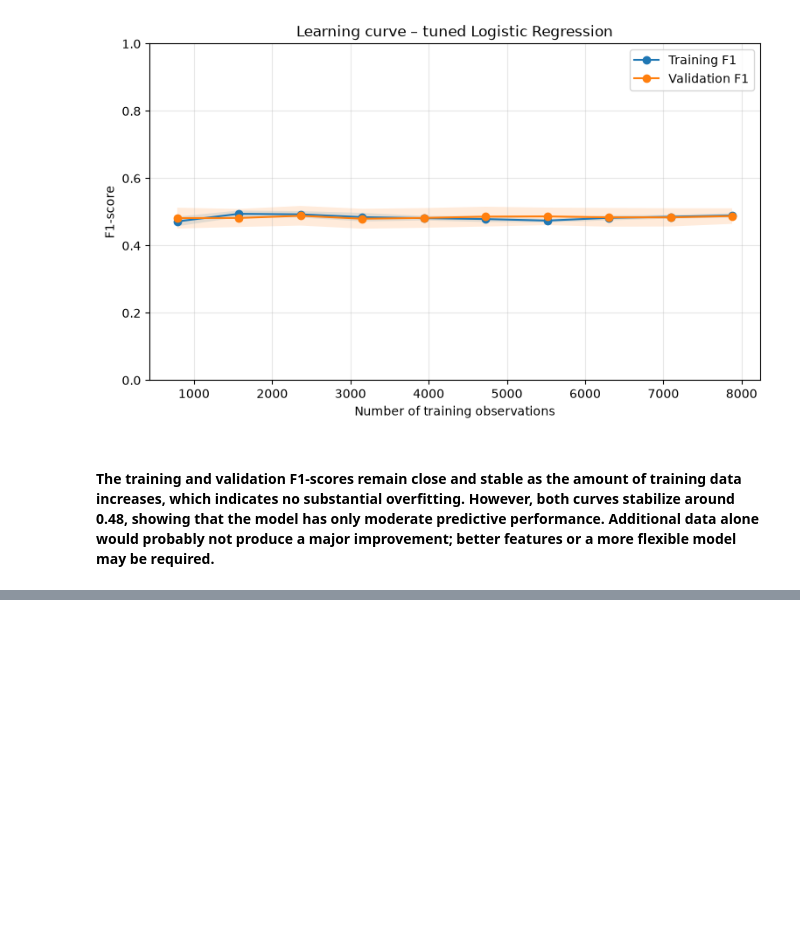
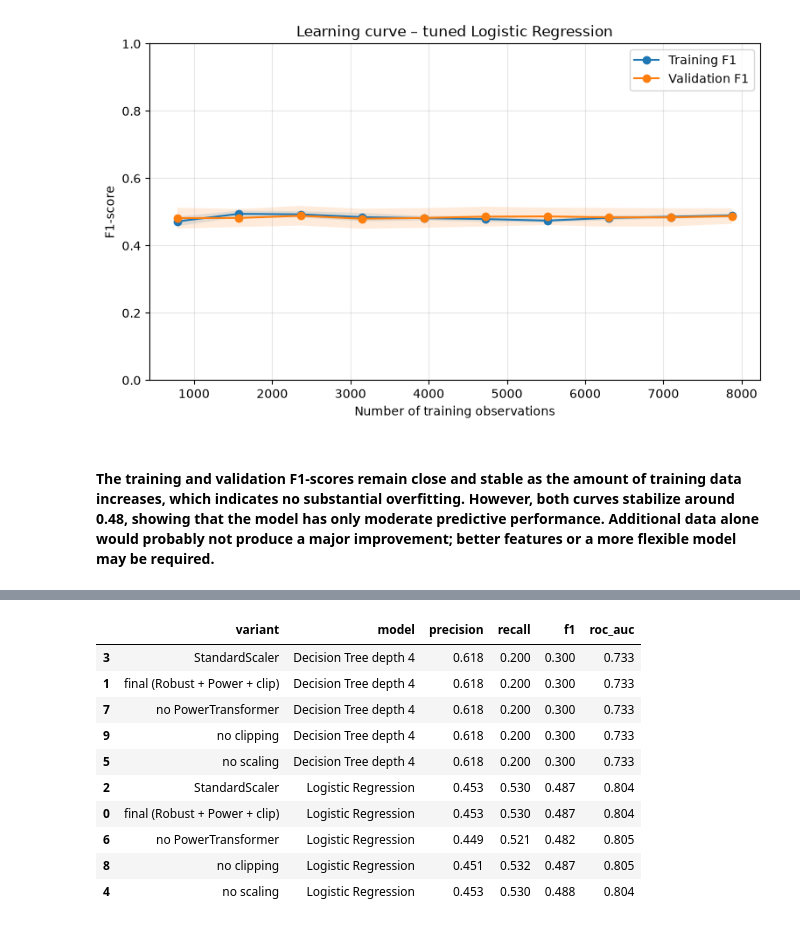
Before and after one commit to NovAndrii/IAU_project, a Jupyter notebook: Faza3_Kardash_Novitskyi.ipynb, the cells around one changed output, grey strips where cells are left out. Saved outputs shown, nothing was run; the diff lists cells and outputs as text; code cells hidden in the pictures; blank space fills up the shorter version.

```diff
--- a/Faza3_Kardash_Novitskyi.ipynb
+++ b/Faza3_Kardash_Novitskyi.ipynb
@@ -1291,0 +1660,13 @@ plt.show()
+# %%
+X_train_check = final_pipeline.fit_transform(X_train_raw, y_train_raw)
+X_test_check = final_pipeline.transform(X_test_raw)
+
+print("Train shape:", X_train_check.shape, "Test shape:", X_test_check.shape)
+print(
+    "Same as processed_data train:",
+    np.allclose(X_train_check[X_train.columns].values, X_train.values, atol=1e-6)
+)
+print(
+    "Same as processed_data test:",
+    np.allclose(X_test_check[X_test.columns].values, X_test.values, atol=1e-6)
+)
@@ -1291,0 +1677,60 @@ plt.show()
+# %%
+transformation_variants = {
+    "final (Robust + Power + clip)": {},
+    "StandardScaler": {
+          "preprocessing__prep__num__scale": StandardScaler()
+    },
+    "no scaling": {
+          "preprocessing__prep__num__scale": "passthrough"
+    },
+    "no PowerTransformer": {
+          "preprocessing__prep__skew__transform": "passthrough"
+    },
+    "no clipping": {
+          "preprocessing__prep__num__clip": "passthrough"
+    }
+}
+
+transformation_models = {
+    "Logistic Regression": LogisticRegression(
+        C=1,
+        class_weight={0: 1, 1: 4},
+        max_iter=2000,
+        random_state=42
+    ),
+    "Decision Tree depth 4": DecisionTreeClassifier(
+        criterion="entropy",
+        max_depth=4,
+        random_state=42
+    )
+}
+
+transformation_results = []
+
+
+for var_name, params in transformation_variants.items():
+    for model_name, model in transformation_models.items():
+        pipeline = Pipeline([
+            ("prep", clone(final_pipeline)),
+            ("model", clone(model)),
+        ])
+
+        pipeline.set_params(
+            **{f"prep__{key}": value for key, value in params.items()}
+        )
+
+        scores = cross_validate(pipeline, X_train_raw, y_train_raw, cv=cv, scoring = ["precision", "recall", "f1", "roc_auc"], n_jobs = -1)
+
+        transformation_results.append({
+            "variant": var_name,
+            "model": model_name,
+            "precision": scores["test_precision"].mean(),
+            "recall": scores["test_recall"].mean(),
+            "f1": scores["test_f1"].mean(),
+            "roc_auc": scores["test_roc_auc"].mean(),
+        })
+
+transformation_compare = pd.DataFrame(transformation_results)
+
+display(transformation_compare.sort_values(["model", "variant"]).round(3))
+# %% [output]
@@ -1291,0 +1754,11 @@ plt.show()
+|  | variant | model | precision | recall | f1 | roc_auc |
+| 3 | StandardScaler | Decision Tree depth 4 | 0.618 | 0.200 | 0.300 | 0.733 |
+| 1 | final (Robust + Power + clip) | Decision Tree depth 4 | 0.618 | 0.200 | 0.300 | 0.733 |
+| 7 | no PowerTransformer | Decision Tree depth 4 | 0.618 | 0.200 | 0.300 | 0.733 |
+| 9 | no clipping | Decision Tree depth 4 | 0.618 | 0.200 | 0.300 | 0.733 |
+| 5 | no scaling | Decision Tree depth 4 | 0.618 | 0.200 | 0.300 | 0.733 |
+| 2 | StandardScaler | Logistic Regression | 0.453 | 0.530 | 0.487 | 0.804 |
+| 0 | final (Robust + Power + clip) | Logistic Regression | 0.453 | 0.530 | 0.487 | 0.804 |
+| 6 | no PowerTransformer | Logistic Regression | 0.449 | 0.521 | 0.482 | 0.805 |
+| 8 | no clipping | Logistic Regression | 0.451 | 0.532 | 0.487 | 0.805 |
+| 4 | no scaling | Logistic Regression | 0.453 | 0.530 | 0.488 | 0.804 |
```
Also changed, not shown: parts of 32 cells of this notebook.
